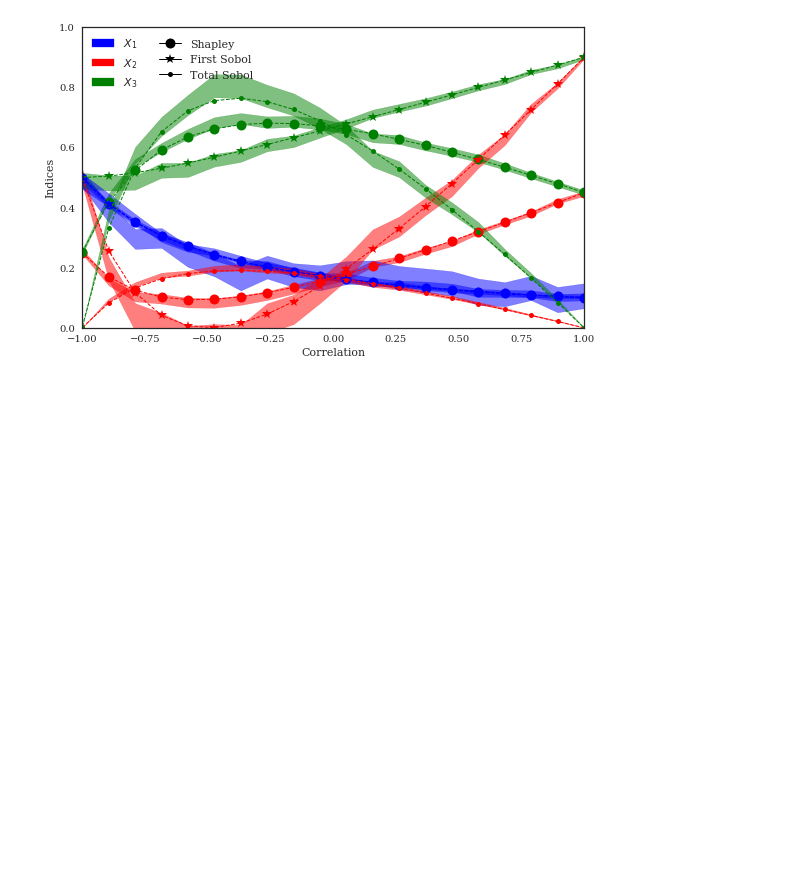
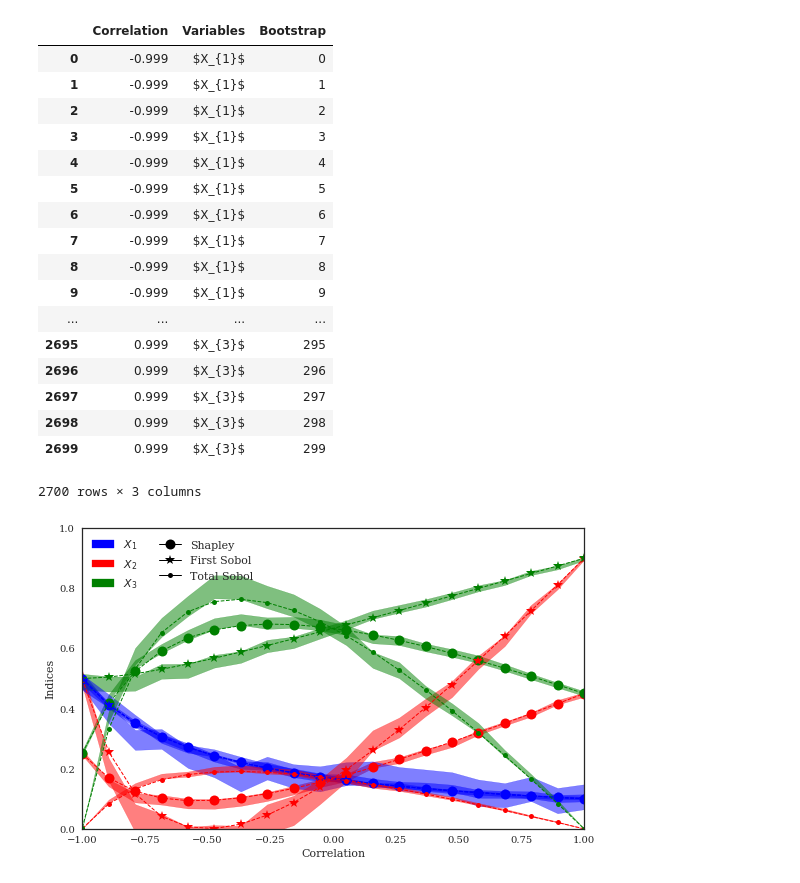
Before and after one commit to josephmure/otshapley, a Jupyter notebook: examples/archive/correlation/additive-gaussian-correlation.ipynb, the cells around one changed output. Saved outputs shown, nothing was run; the diff lists cells and outputs as text; code cells hidden in the pictures; blank space fills up the shorter version.

```diff
--- a/examples/archive/correlation/additive-gaussian-correlation.ipynb
+++ b/examples/archive/correlation/additive-gaussian-correlation.ipynb
@@ -164,15 +130,0 @@ KeyboardInterrupt:
-# %%
-fig, ax = plt.subplots(figsize=(8, 4))
-for i in range(dim):
-    rf_indice = rf_indices[:, i]
-    ax.plot(corrs, rf_indice.mean(axis=1), label="$X_%d$" % (i+1))
-    quantiles = np.percentile(rf_indice, [1, 99], axis=1)
-    ax.fill_between(corrs, quantiles[0, :], quantiles[1, :], alpha=0.25)
-
-plot_correlation_indices(result_indices, corrs, n_boot, true_indices=true_result_indices, ax=ax, to_plot=to_plot, alpha=[0.025, 0.975], ci='error')
-ax.legend(loc=0)
-ax.set_ylim(ylim)
-ax.set_xlim(corrs[0], corrs[-1])
-ax.set_xlabel('Correlation')
-ax.set_ylabel('RF Indices')
-fig.tight_layout()
@@ -197,3 +168,46 @@ fig.savefig('./output/correlation_gaussian_both_dim_%d_Nv_%d_No_%d_Ni_%d.pdf' %
+# %%
+dim = 3
+columns = ['$X_{%d}$' % (i+1) for i in range(dim)]
+names = ('Correlation', 'Variables', 'Bootstrap')
+idx = [corrs, columns, range(n_boot)]
+index = pd.MultiIndex.from_product(idx, names=names)
+
+markers = {'Shapley': 'o',
+           'First Sobol': '*',
+           'Total Sobol': '.',
+           'First full Sobol': 8,
+           'Total full Sobol': 11,
+           'First ind Sobol': 10,
+           'Total ind Sobol': 11,
+           }
+
+colors = {'$X_{1}$': 'b',
+         '$X_{2}$': 'r',
+         '$X_{3}$': 'g'}
+
+name = 'Shapley'
+results = pd.DataFrame(index=index)
+n_corr = len(result_indices[name])
+results.reset_index()
+# %% [output]
+|  | Correlation | Variables | Bootstrap |
+| 0 | -0.999 | $X_{1}$ | 0 |
+| 1 | -0.999 | $X_{1}$ | 1 |
+| 2 | -0.999 | $X_{1}$ | 2 |
+| 3 | -0.999 | $X_{1}$ | 3 |
+| 4 | -0.999 | $X_{1}$ | 4 |
+| 5 | -0.999 | $X_{1}$ | 5 |
+| 6 | -0.999 | $X_{1}$ | 6 |
+| 7 | -0.999 | $X_{1}$ | 7 |
+| 8 | -0.999 | $X_{1}$ | 8 |
+| 9 | -0.999 | $X_{1}$ | 9 |
+| ... | ... | ... | ... |
+| 2695 | 0.999 | $X_{3}$ | 295 |
+| 2696 | 0.999 | $X_{3}$ | 296 |
+| 2697 | 0.999 | $X_{3}$ | 297 |
+| 2698 | 0.999 | $X_{3}$ | 298 |
+| 2699 | 0.999 | $X_{3}$ | 299 |
+2700 rows × 3 columns
 # %%
 fig, ax=plt.subplots(figsize=(8, 5))
 
```
Also changed, not shown: parts of 8 cells of this notebook, 8 other files.
